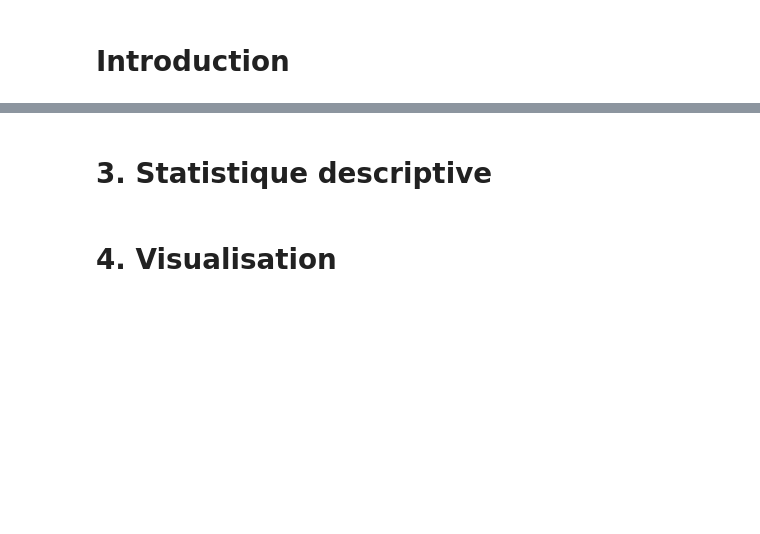
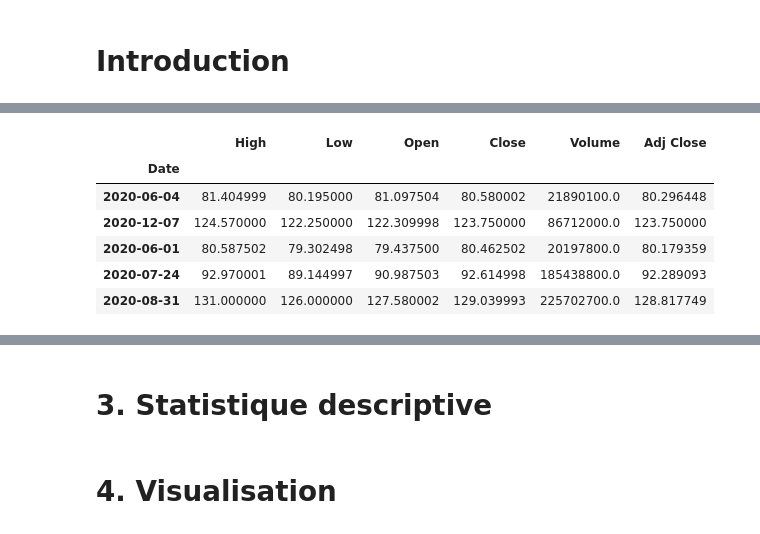
Before and after one commit to lasme-ephrem/pythonproject2a, a Jupyter notebook: notebook_projet_python_lasme_new.ipynb, the cells around one changed output, grey strips where cells are left out. Drawn from its saved outputs; the diff is of its cells as text; code cells hidden in the pictures; blank space fills up the shorter version.

```diff
--- a/notebook_projet_python_lasme_new.ipynb
+++ b/notebook_projet_python_lasme_new.ipynb
@@ -8,0 +82,10 @@
+# %%
+AAPL.sample(5)
+# %% [output]
+|  | High | Low | Open | Close | Volume | Adj Close |
+| Date |  |  |  |  |  |  |
+| 2020-06-04 | 81.404999 | 80.195000 | 81.097504 | 80.580002 | 21890100.0 | 80.296448 |
+| 2020-12-07 | 124.570000 | 122.250000 | 122.309998 | 123.750000 | 86712000.0 | 123.750000 |
+| 2020-06-01 | 80.587502 | 79.302498 | 79.437500 | 80.462502 | 20197800.0 | 80.179359 |
+| 2020-07-24 | 92.970001 | 89.144997 | 90.987503 | 92.614998 | 185438800.0 | 92.289093 |
+| 2020-08-31 | 131.000000 | 126.000000 | 127.580002 | 129.039993 | 225702700.0 | 128.817749 |
```
Also changed, not shown: parts of 20 cells of this notebook, 2 other files.
